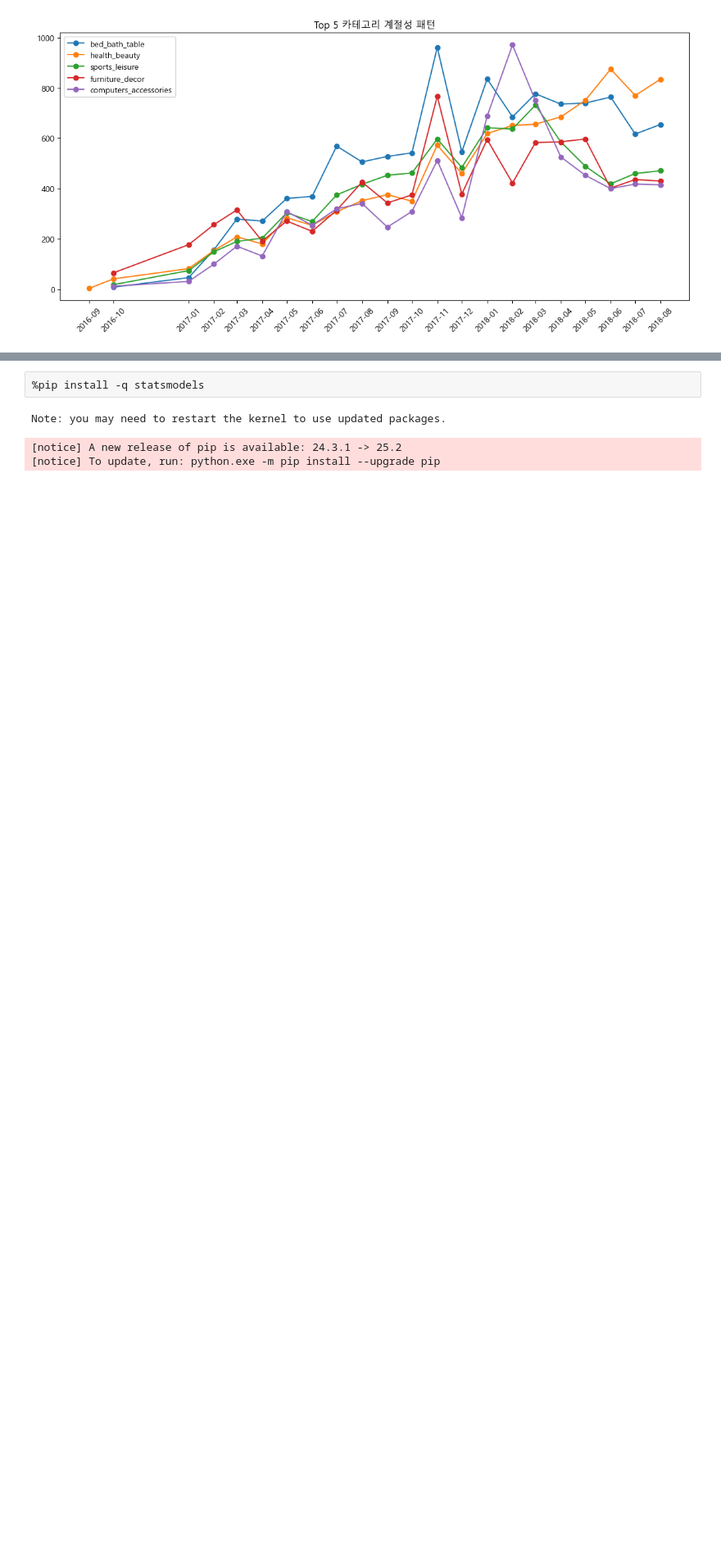
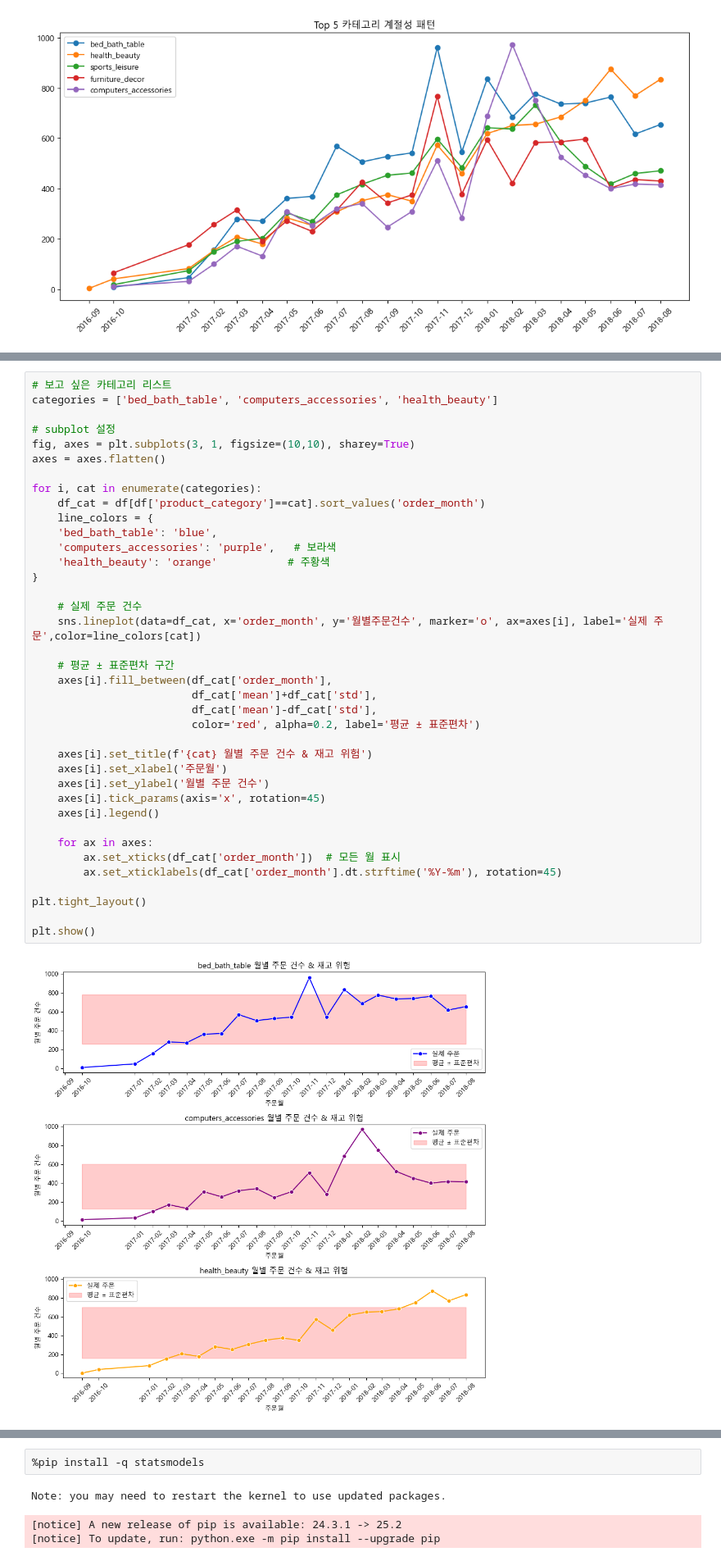
Before and after one commit to hayden-71/pjt-ecommerce-data-analysis, a Jupyter notebook: 3카테고리.ipynb, the cells around one changed output, grey strips where cells are left out. Shown: that part at 82% size. Drawn from its saved outputs; the diff is of its cells as text; blank space fills up the shorter version.

```diff
--- a/3카테고리.ipynb
+++ b/3카테고리.ipynb
@@ -254,0 +269,40 @@ plt.show()
+# %%
+# 보고 싶은 카테고리 리스트
+categories = ['bed_bath_table', 'computers_accessories', 'health_beauty']
+
+# subplot 설정
+fig, axes = plt.subplots(3, 1, figsize=(10,10), sharey=True)
+axes = axes.flatten()
+
+for i, cat in enumerate(categories):
+    df_cat = df[df['product_category']==cat].sort_values('order_month')
+    line_colors = {
+    'bed_bath_table': 'blue',
+    'computers_accessories': 'purple',   # 보라색
+    'health_beauty': 'orange'           # 주황색
+}
+
+    # 실제 주문 건수
+    sns.lineplot(data=df_cat, x='order_month', y='월별주문건수', marker='o', ax=axes[i], label='실제 주문',color=line_colors[cat])
+
+    # 평균 ± 표준편차 구간
+    axes[i].fill_between(df_cat['order_month'],
+                         df_cat['mean']+df_cat['std'],
+                         df_cat['mean']-df_cat['std'],
+                         color='red', alpha=0.2, label='평균 ± 표준편차')
+
+    axes[i].set_title(f'{cat} 월별 주문 건수 & 재고 위험')
+    axes[i].set_xlabel('주문월')
+    axes[i].set_ylabel('월별 주문 건수')
+    axes[i].tick_params(axis='x', rotation=45)
+    axes[i].legend()
+
+    for ax in axes:
+        ax.set_xticks(df_cat['order_month'])  # 모든 월 표시
+        ax.set_xticklabels(df_cat['order_month'].dt.strftime('%Y-%m'), rotation=45)
+
+plt.tight_layout()
+
+plt.show()
+# %% [output]
+[figure, added]
```
Also changed, not shown: parts of 10 cells of this notebook, 2 other files.
